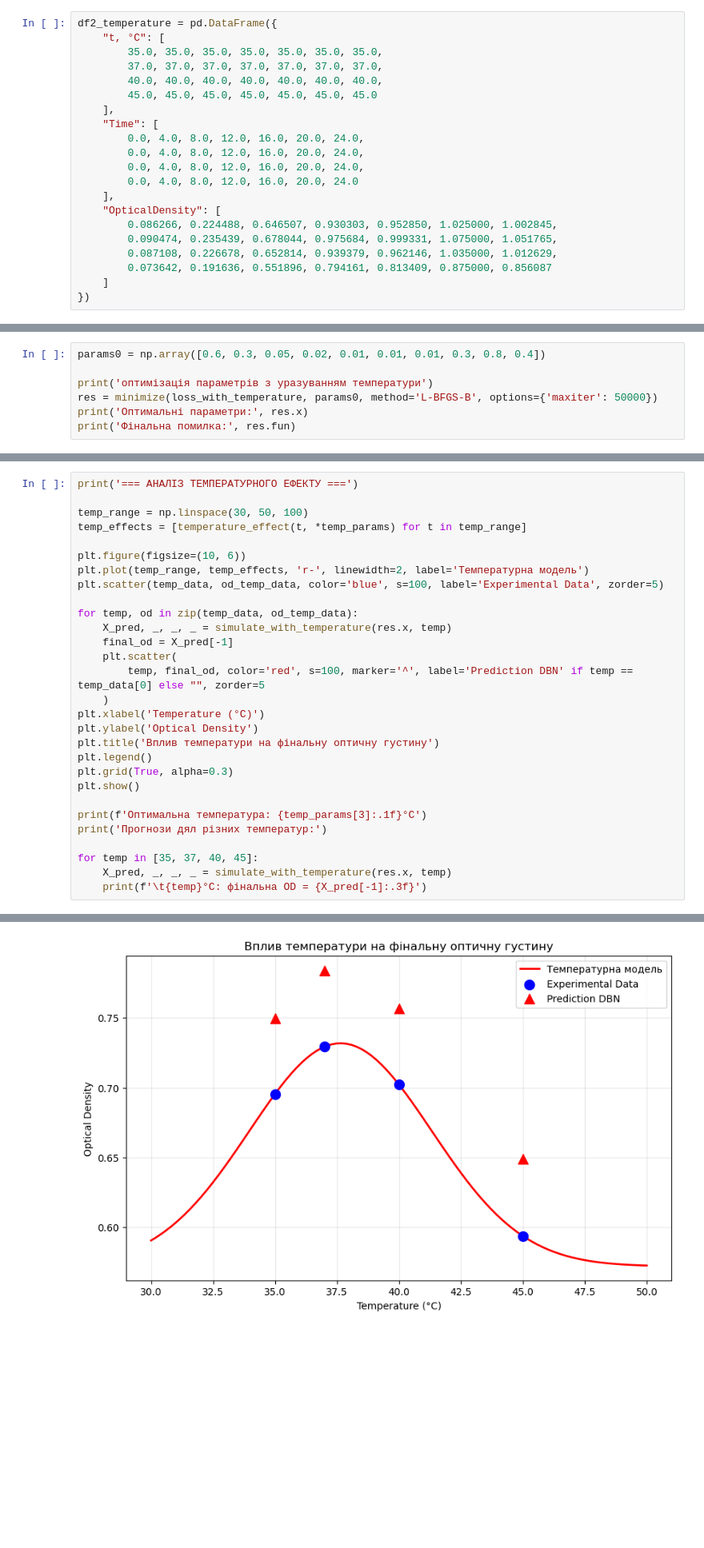
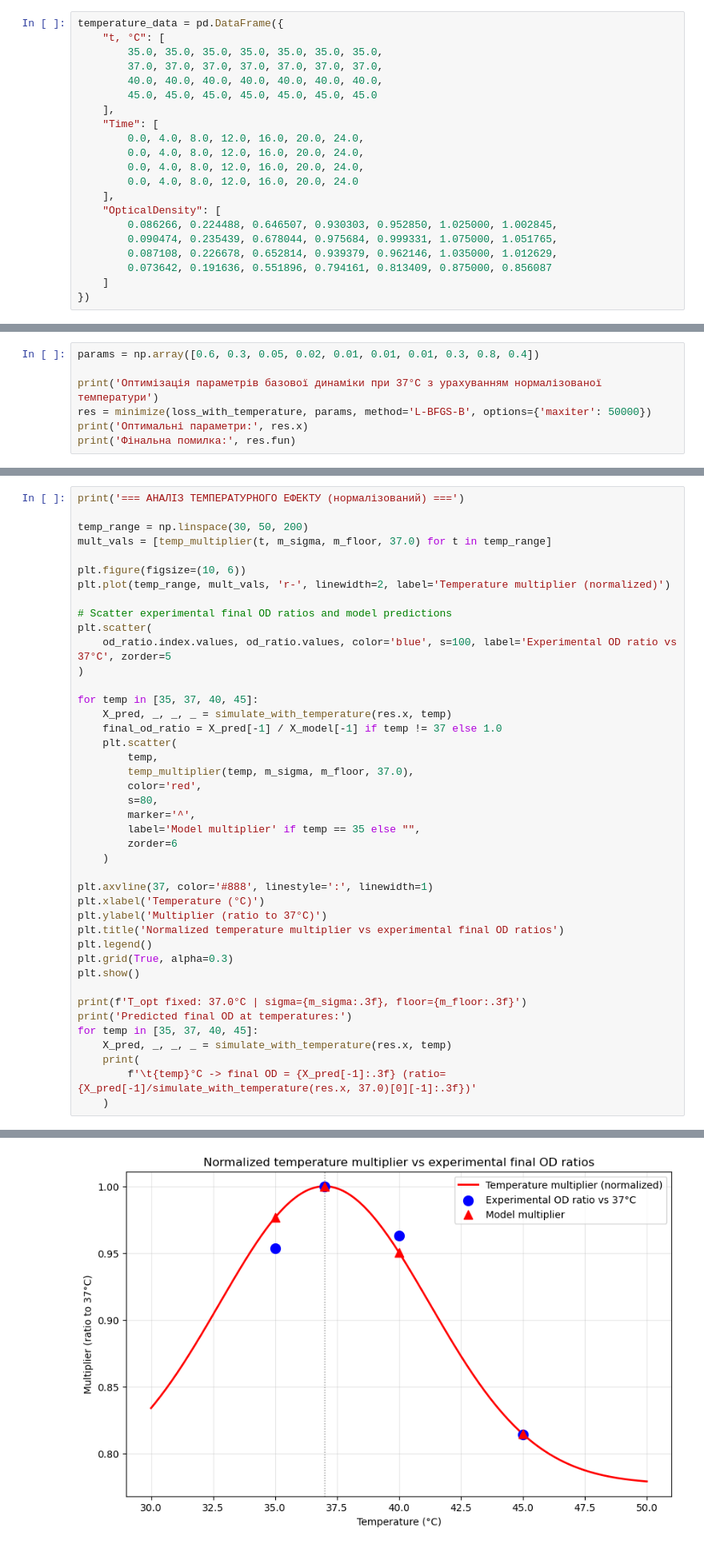
Before and after one commit to AI-ML-systems/biotech_production_management, a Jupyter notebook: model_temperature.ipynb, the cells around one changed output, grey strips where cells are left out. Shown at 80% size. Drawn from its saved outputs; the diff is of its cells as text; blank space fills up the shorter version.

Commit message:
Add a temperature coefficient from 1 to 0.n in order to avoid "double inclusion" as the temperature is already included to the training data

```diff
--- a/model_temperature.ipynb
+++ b/model_temperature.ipynb
@@ -9,5 +9,5 @@ from data.input_data import df1
 # %%
-df2_temperature = pd.DataFrame({
+temperature_data = pd.DataFrame({
     "t, °C": [
         35.0, 35.0, 35.0, 35.0, 35.0, 35.0, 35.0,
         37.0, 37.0, 37.0, 37.0, 37.0, 37.0, 37.0,
@@ -98,9 +128,9 @@ def loss_with_temperature(params):
     return total_error
 # %%
-params0 = np.array([0.6, 0.3, 0.05, 0.02, 0.01, 0.01, 0.01, 0.3, 0.8, 0.4])
+params = np.array([0.6, 0.3, 0.05, 0.02, 0.01, 0.01, 0.01, 0.3, 0.8, 0.4])
 
-print('оптимізація параметрів з уразуванням температури')
-res = minimize(loss_with_temperature, params0, method='L-BFGS-B', options={'maxiter': 50000})
+print('Оптимізація параметрів базової динаміки при 37°C з урахуванням нормалізованої температури')
+res = minimize(loss_with_temperature, params, method='L-BFGS-B', options={'maxiter': 50000})
 print('Оптимальні параметри:', res.x)
 print('Фінальна помилка:', res.fun)
 # %% [output]
@@ -187,30 +209,43 @@ plt.show()
 # %%
-print('=== АНАЛІЗ ТЕМПЕРАТУРНОГО ЕФЕКТУ ===')
+print('=== АНАЛІЗ ТЕМПЕРАТУРНОГО ЕФЕКТУ (нормалізований) ===')
 
-temp_range = np.linspace(30, 50, 100)
-temp_effects = [temperature_effect(t, *temp_params) for t in temp_range]
+temp_range = np.linspace(30, 50, 200)
+mult_vals = [temp_multiplier(t, m_sigma, m_floor, 37.0) for t in temp_range]
 
 plt.figure(figsize=(10, 6))
-plt.plot(temp_range, temp_effects, 'r-', linewidth=2, label='Температурна модель')
-plt.scatter(temp_data, od_temp_data, color='blue', s=100, label='Experimental Data', zorder=5)
+plt.plot(temp_range, mult_vals, 'r-', linewidth=2, label='Temperature multiplier (normalized)')
 
-for temp, od in zip(temp_data, od_temp_data):
+# Scatter experimental final OD ratios and model predictions
+plt.scatter(
+    od_ratio.index.values, od_ratio.values, color='blue', s=100, label='Experimental OD ratio vs 37°C', zorder=5
+)
+
+for temp in [35, 37, 40, 45]:
     X_pred, _, _, _ = simulate_with_temperature(res.x, temp)
-    final_od = X_pred[-1]
+    final_od_ratio = X_pred[-1] / X_model[-1] if temp != 37 else 1.0
     plt.scatter(
-        temp, final_od, color='red', s=100, marker='^', label='Prediction DBN' if temp == temp_data[0] else "", zorder=5
+        temp,
+        temp_multiplier(temp, m_sigma, m_floor, 37.0),
+        color='red',
+        s=80,
+        marker='^',
+        label='Model multiplier' if temp == 35 else "",
+        zorder=6
     )
+
+plt.axvline(37, color='#888', linestyle=':', linewidth=1)
 plt.xlabel('Temperature (°C)')
-plt.ylabel('Optical Density')
-plt.title('Вплив температури на фінальну оптичну густину')
+plt.ylabel('Multiplier (ratio to 37°C)')
+plt.title('Normalized temperature multiplier vs experimental final OD ratios')
 plt.legend()
 plt.grid(True, alpha=0.3)
 plt.show()
 
-print(f'Оптимальна температура: {temp_params[3]:.1f}°C')
-print('Прогнози дял різних температур:')
-
+print(f'T_opt fixed: 37.0°C | sigma={m_sigma:.3f}, floor={m_floor:.3f}')
+print('Predicted final OD at temperatures:')
 for temp in [35, 37, 40, 45]:
     X_pred, _, _, _ = simulate_with_temperature(res.x, temp)
-    print(f'\t{temp}°C: фінальна OD = {X_pred[-1]:.3f}')
+    print(
+        f'\t{temp}°C -> final OD = {X_pred[-1]:.3f} (ratio={X_pred[-1]/simulate_with_temperature(res.x, 37.0)[0][-1]:.3f})'
+    )
 # %% [output]
@@ -218 +253 @@ for temp in [35, 37, 40, 45]:
-[figure, old version]
+[figure, new version]
```
Also changed, not shown: parts of 7 cells of this notebook, 2 other files.
